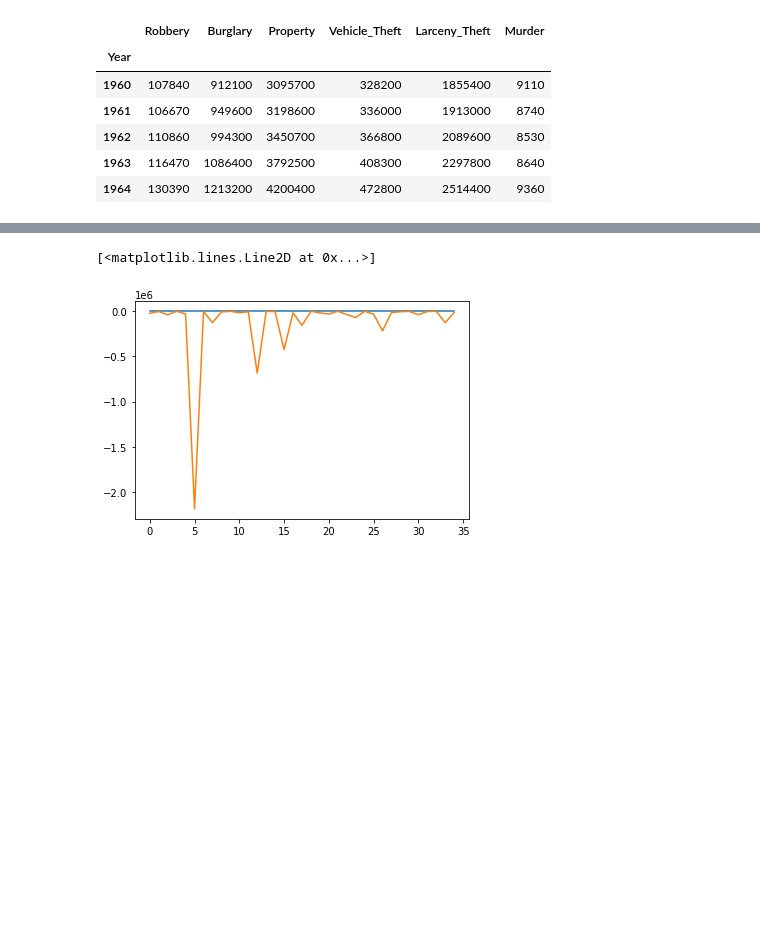
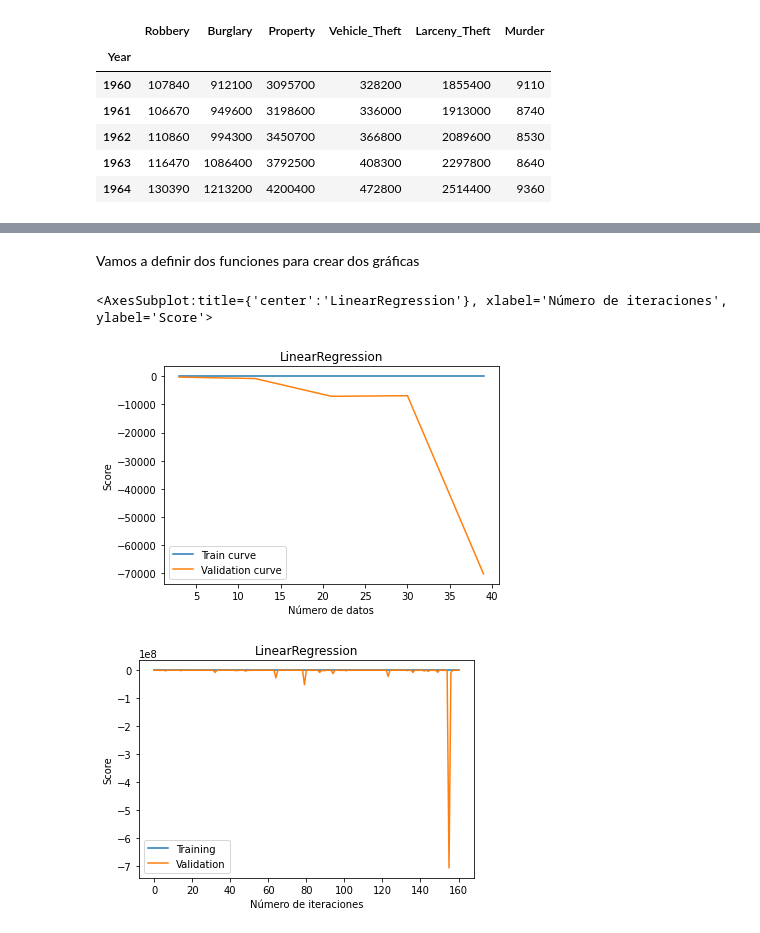
Before and after one commit to JoseKuru/bootcamp, a Jupyter notebook: week10_ML_competition_pca_kmeans/day1_gridsearch_pipelines/exercises/3.crime.ipynb, the cells around one changed output, grey strips where cells are left out. Cells and saved outputs as stored; diff of their text form; code cells hidden in the pictures; blank space fills up the shorter version.

```diff
--- a/week10_ML_competition_pca_kmeans/day1_gridsearch_pipelines/exercises/3.crime.ipynb
+++ b/week10_ML_competition_pca_kmeans/day1_gridsearch_pipelines/exercises/3.crime.ipynb
@@ -85,19 +100,51 @@ model = LinearRegression()
+# %%
+X_train, X_test, y_train, y_test = train_test_split(X_poly, target, test_size=0.1, random_state=seed)
 # %%
-cv = RepeatedKFold(n_splits=5, n_repeats=7, random_state=seed)
+k_fold = RepeatedKFold(n_splits=23, n_repeats=7, random_state=seed)
-# %%
-val_score = []
-train_score = []
-model = LinearRegression()
-for i, (train, val) in enumerate(cv.split(X_poly)):
-    model.fit(X_poly[train], target[train])
-    score_val = model.score(X_poly[val], target[val])
-    val_score.append(score_val)
-    score_train = model.score(X_poly[train], target[train])
-    train_score.append(score_train)
-    # Ejemplo de guardar y parar el entrenamiento por haber conseguido un buen resultado
-
-plt.plot(train_score)
-plt.plot(val_score)
-# %% [output]
-[<matplotlib.lines.Line2D at 0x...>]
-[figure, removed]
+# %% [markdown]
+Vamos a definir dos funciones para crear dos gráficas
+# %%
+# Entrenamiento cruzado
+def training_cross_validation(model, X, y, k_fold):
+    # Esta curva representa la curva de entrenamiento y de validación realizando un cross validation para obtener los índices
+    fig, ax = plt.subplots()
+    val_score = []
+    train_score = []
+    tamano = []
+    for i, (train, val) in enumerate(k_fold.split(X)):
+        model.fit(X[train], y[train])
+        score_val = model.score(X[val], y[val])
+        val_score.append(score_val)
+        score_train = model.score(X[train], y[train])
+        train_score.append(score_train)
+        tamano.append(i)
+
+    ax.plot(tamano, train_score, label='Training')
+    ax.plot(tamano, val_score, label='Validation')
+    ax.set_title(model.__class__.__name__)
+    ax.set_xlabel('Número de iteraciones')
+    ax.set_ylabel('Score')
+    ax.legend()
+
+    return ax
+# %%
+# Curva de aprendizaje
+def plot_learning_curve(model, X, y):
+    # Esta curva representa la curva de entrenamiento y de validación cuando se entrena el modelo con una parte de los datos
+    # cada vez más grande
+    fig, ax = plt.subplots()
+    train_sizes, train_scores, test_scores = learning_curve(model, X, y, cv=5)
+    ax.plot(train_sizes,np.mean(train_scores,axis=1), label='Train curve')
+    ax.plot(train_sizes,np.mean(test_scores,axis=1), label='Validation curve')
+    ax.set_title(model.__class__.__name__)
+    ax.set_xlabel('Número de datos')
+    ax.set_ylabel('Score')
+    ax.legend()
+    return ax
+# %%
+plot_learning_curve(model, X_train, y_train)
+training_cross_validation(model, X_train, y_train, k_fold)
+# %% [output]
+<AxesSubplot:title={'center':'LinearRegression'}, xlabel='Número de iteraciones', ylabel='Score'>
+[figure, added]
+[figure, added]
```
Also changed, not shown: parts of 4 cells of this notebook, 11 other files.
